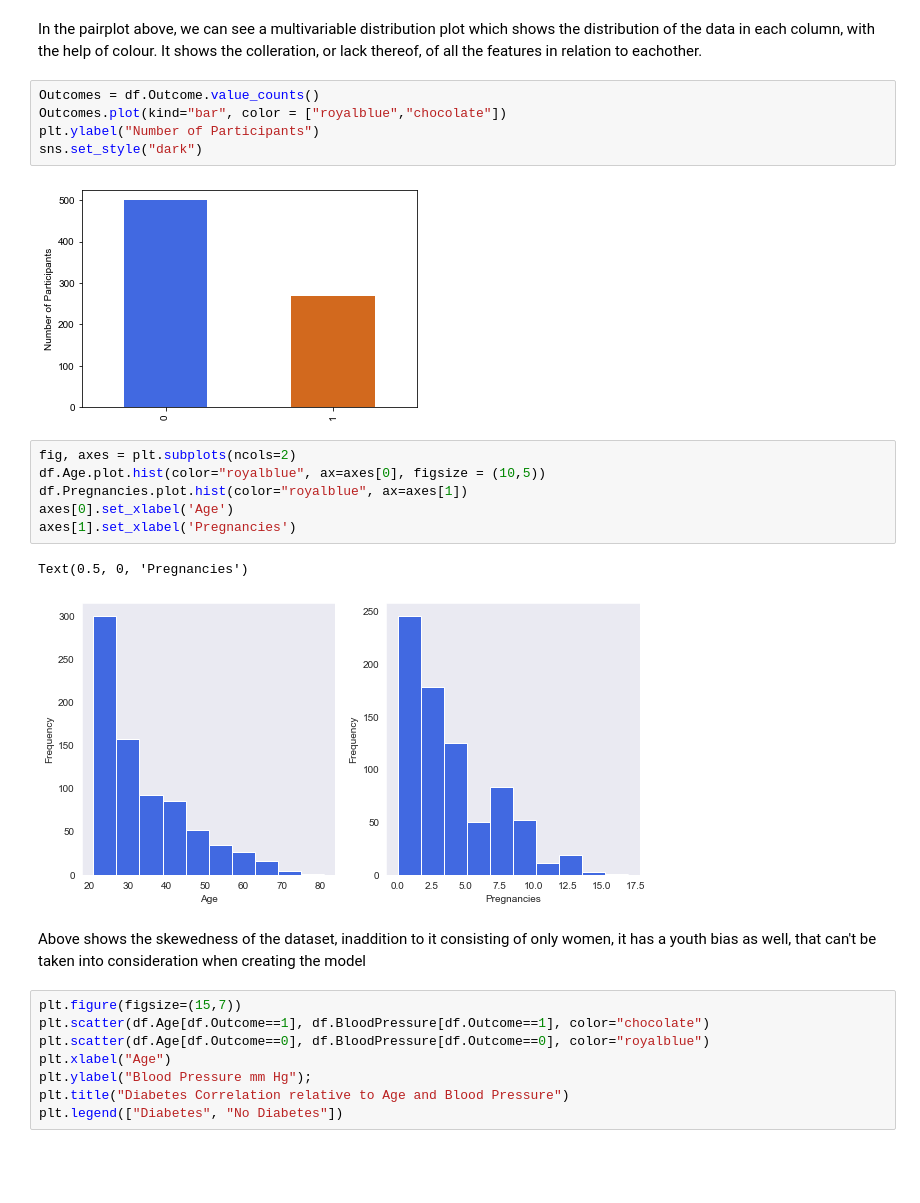
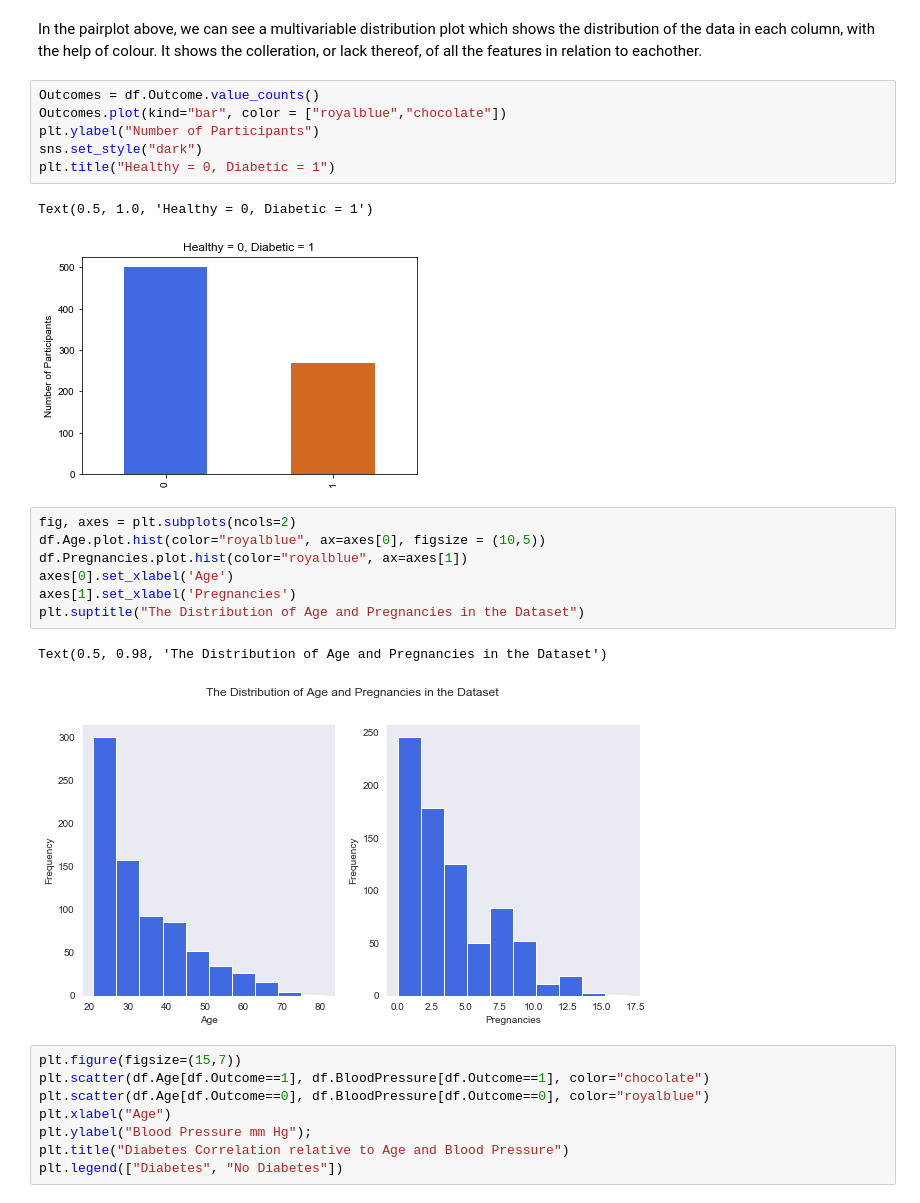
Before and after one commit to pOSNode/ML-Healthcare-Project, a Jupyter notebook: Diabetes-Classification-project.ipynb, the cells around one changed output. Drawn from its saved outputs; the diff is of its cells as text; blank space fills up the shorter version.

```diff
--- a/Diabetes-Classification-project.ipynb
+++ b/Diabetes-Classification-project.ipynb
@@ -188,21 +193,22 @@ In the pairplot above, we can see a multivariable distribution plot which shows
 # %%
 Outcomes = df.Outcome.value_counts()
 Outcomes.plot(kind="bar", color = ["royalblue","chocolate"])
 plt.ylabel("Number of Participants")
 sns.set_style("dark")
+plt.title("Healthy = 0, Diabetic = 1")
 # %% [output]
+Text(0.5, 1.0, 'Healthy = 0, Diabetic = 1')
-[figure, old version]
+[figure, new version]
 # %%
 fig, axes = plt.subplots(ncols=2)
 df.Age.plot.hist(color="royalblue", ax=axes[0], figsize = (10,5))
 df.Pregnancies.plot.hist(color="royalblue", ax=axes[1])
 axes[0].set_xlabel('Age')
 axes[1].set_xlabel('Pregnancies')
+plt.suptitle("The Distribution of Age and Pregnancies in the Dataset")
 # %% [output]
-Text(0.5, 0, 'Pregnancies')
+Text(0.5, 0.98, 'The Distribution of Age and Pregnancies in the Dataset')
-[figure, old version]
+[figure, new version]
-# %% [markdown]
-Above shows the skewedness of the dataset, inaddition to it consisting of only women, it has a youth bias as well, that can't be taken into consideration when creating the model
 # %%
 plt.figure(figsize=(15,7))
 plt.scatter(df.Age[df.Outcome==1], df.BloodPressure[df.Outcome==1], color="chocolate")
```
Also changed, not shown: parts of 27 cells of this notebook.
